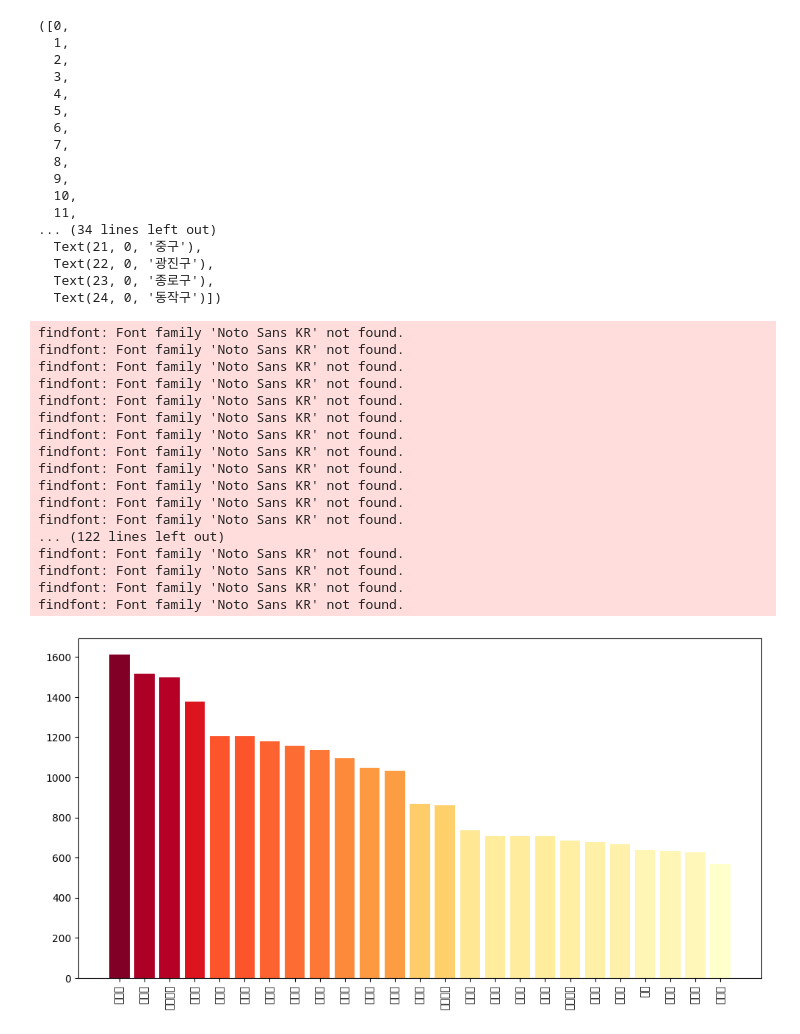
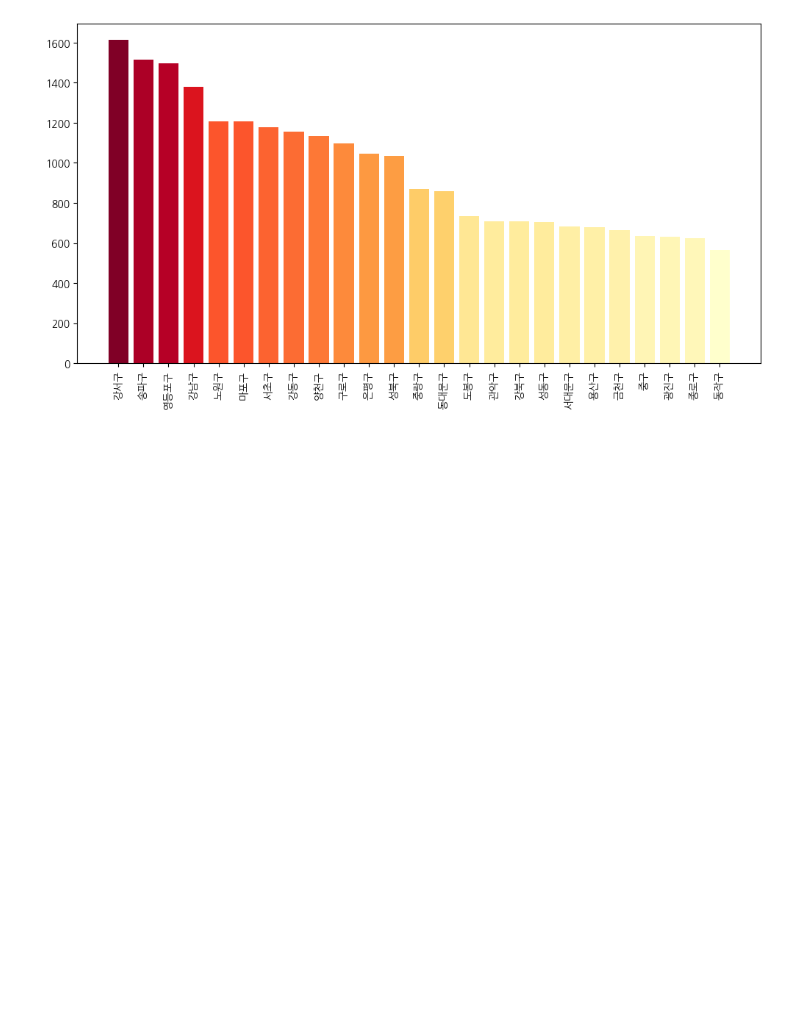
Before and after one commit to stundrg/Gwangjin-gu-safety-map, a Jupyter notebook: src/notebooks/자치구별_보행등_개수_분석.ipynb, the cells around one changed output. Cells and saved outputs as stored; diff of their text form; code cells hidden in the pictures; blank space fills up the shorter version.

```diff
--- a/src/notebooks/자치구별_보행등_개수_분석.ipynb
+++ b/src/notebooks/자치구별_보행등_개수_분석.ipynb
@@ -51,63 +51,37 @@ print(walk_counts)
 # %%
 import pandas as pd
 import matplotlib.pyplot as plt
 import matplotlib.cm as cm
 import matplotlib.colors as colors
+import matplotlib.font_manager as fm
 
 plt.rcParams['font.family'] = 'Noto Sans KR'
 
 # 데이터 불러오기 및 전처리
-df = pd.read_csv("/Users/heejin/code/gongmo/src/docs/wedo.csv", encoding="cp949")
+df = pd.read_csv("../../src/docs/wedo.csv", encoding="cp949")
 df_walk = df[df['신호등종류'] == '보행등']
 walk_counts = df_walk['자치구'].value_counts().reset_index()
 walk_counts.columns = ['자치구', '보행등 개수']
 walk_counts = walk_counts.sort_values(by='보행등 개수', ascending=False).reset_index(drop=True)
 
 # 색상 설정 (보행등 개수에 따라 색상 차등)
 norm = colors.Normalize(vmin=walk_counts["보행등 개수"].min(), vmax=walk_counts["보행등 개수"].max())
 colormap = cm.ScalarMappable(norm=norm, cmap="YlOrRd")
 colors_list = [colors.to_hex(colormap.to_rgba(val)) for val in walk_counts["보행등 개수"]]
 
+# 🎨 폰트 설정 (한글 폰트 경로에 맞게 수정 필요)
+font_path = "/usr/share/fonts/truetype/nanum/NanumGothic.ttf"
+fontprop = fm.FontProperties(fname=font_path)
+plt.rcParams['font.family'] = fontprop.get_name()
+plt.rcParams['axes.unicode_minus'] = False
+
 # 그래프 그리기
 plt.figure(figsize=(12, 6))
 plt.bar(walk_counts["자치구"], walk_counts["보행등 개수"], color=colors_list)
 plt.xticks(rotation=90)
+plt.savefig("../../src/results/seoul_stat_count.png", dpi=150)
 # %% [output]
-([0,
-  1,
-  2,
-  3,
-  4,
-  5,
-  6,
-  7,
-  8,
-  9,
-  10,
-  11,
-... (34 lines left out)
-  Text(21, 0, '중구'),
-  Text(22, 0, '광진구'),
-  Text(23, 0, '종로구'),
-  Text(24, 0, '동작구')])
-findfont: Font family 'Noto Sans KR' not found.
-findfont: Font family 'Noto Sans KR' not found.
-findfont: Font family 'Noto Sans KR' not found.
-findfont: Font family 'Noto Sans KR' not found.
-findfont: Font family 'Noto Sans KR' not found.
-findfont: Font family 'Noto Sans KR' not found.
-findfont: Font family 'Noto Sans KR' not found.
-findfont: Font family 'Noto Sans KR' not found.
-findfont: Font family 'Noto Sans KR' not found.
-findfont: Font family 'Noto Sans KR' not found.
-findfont: Font family 'Noto Sans KR' not found.
-findfont: Font family 'Noto Sans KR' not found.
-... (122 lines left out)
-findfont: Font family 'Noto Sans KR' not found.
-findfont: Font family 'Noto Sans KR' not found.
-findfont: Font family 'Noto Sans KR' not found.
-findfont: Font family 'Noto Sans KR' not found.
-[figure, old version]
+[figure, new version]
 # %%
 #서울시 전체 보행등 현황을 분석한 결과,
 #광진구는 전체 자치구 중 보행등 수 기준으로 하위 3위에 해당하며,
```
Also changed, not shown: parts of 2 cells of this notebook, 6 other files.
